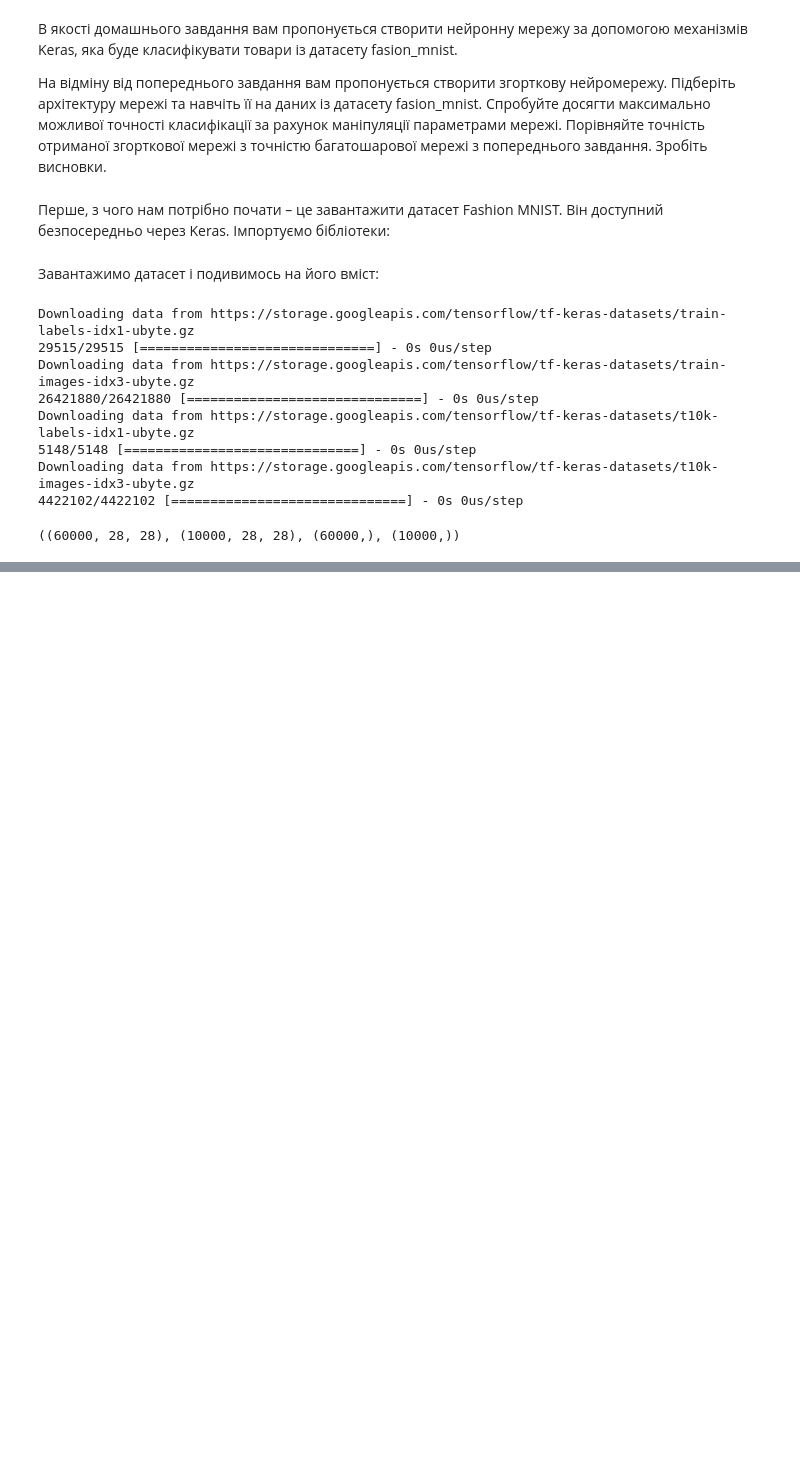
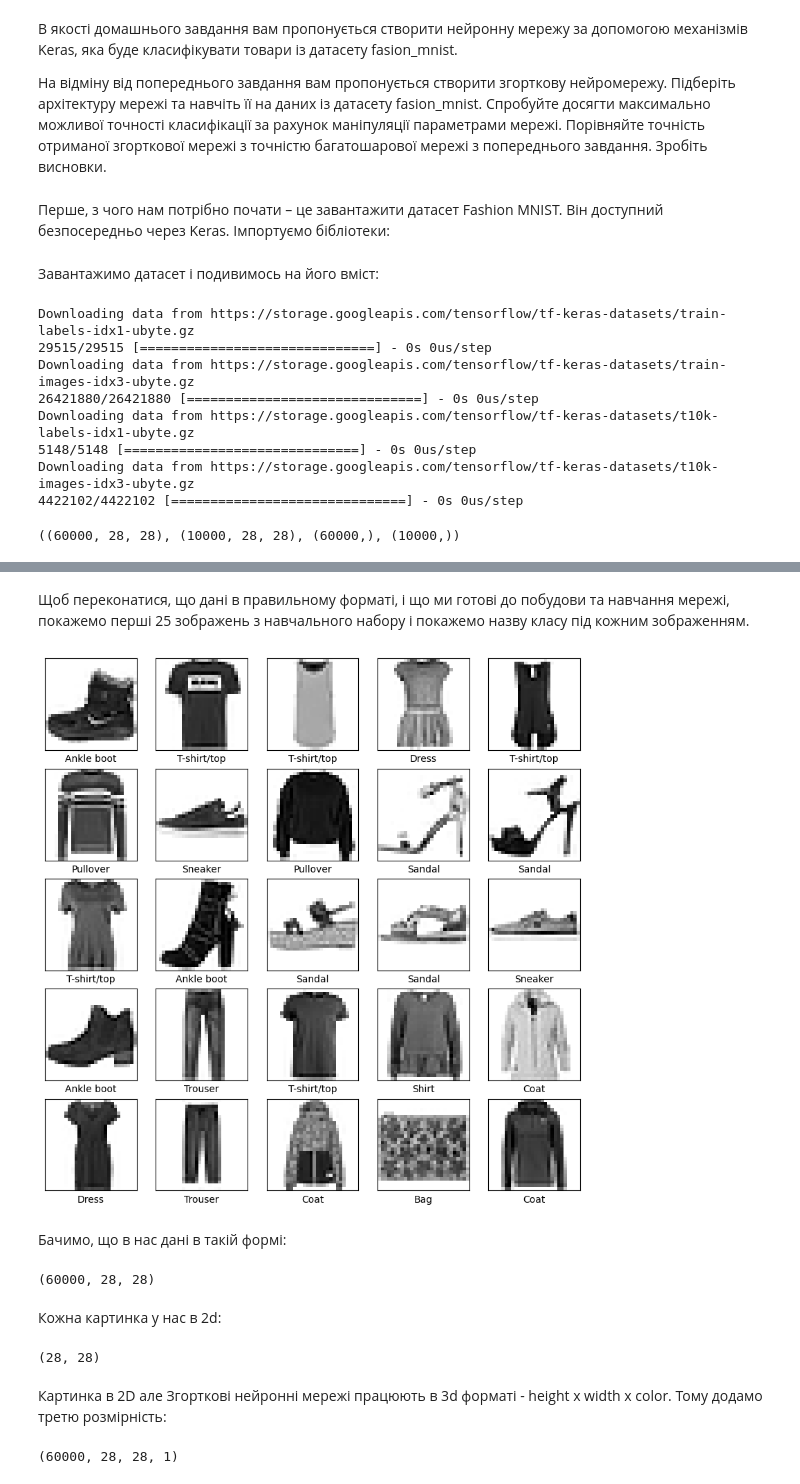
Before and after one commit to Korniev/Data-Sciense, a Jupyter notebook: hw_10/hw_10.ipynb, the cells around one changed output, grey strips where cells are left out. Drawn from its saved outputs; the diff is of its cells as text; code cells hidden in the pictures; blank space fills up the shorter version.

```diff
--- a/hw_10/hw_10.ipynb
+++ b/hw_10/hw_10.ipynb
@@ -34,0 +37,3 @@ Downloading data from https://storage.googleapis.com/tensorflow/tf-keras-dataset
+# %%
+class_names = ['T-shirt/top', 'Trouser', 'Pullover', 'Dress', 'Coat',
+               'Sandal', 'Shirt', 'Sneaker', 'Bag', 'Ankle boot']
@@ -34,0 +52,37 @@ Downloading data from https://storage.googleapis.com/tensorflow/tf-keras-dataset
+# %%
+x_train = x_train.astype('float32') / 255.0
+x_test = x_test.astype('float32') / 255.0
+# %% [markdown]
+Щоб переконатися, що дані в правильному форматі, і що ми готові до побудови та навчання мережі, покажемо перші 25 зображень з навчального набору і покажемо назву класу під кожним зображенням.
+# %%
+plt.figure(figsize=(10,10))
+for i in range(25):
+    plt.subplot(5,5,i+1)
+    plt.xticks([])
+    plt.yticks([])
+    plt.grid(False)
+    plt.imshow(x_train[i], cmap=plt.cm.binary)
+    plt.xlabel(class_names[y_train[i]])
+plt.show()
+# %% [output]
+[figure, added]
+# %% [markdown]
+Бачимо, що в нас дані в такій формі:
+# %%
+x_train.shape
+# %% [output]
+(60000, 28, 28)
+# %% [markdown]
+Кожна картинка у нас в 2d:
+# %%
+x_train[0].shape
+# %% [output]
+(28, 28)
+# %% [markdown]
+Картинка в 2D але Згорткові нейронні мережі працюють в 3d форматі - height x width x color. Тому додамо третю розмірність:
+# %%
+x_train= np.expand_dims(x_train,-1)
+x_test = np.expand_dims(x_test,-1)
+print(x_train.shape)
+# %% [output]
+(60000, 28, 28, 1)
```
Also changed, not shown: parts of 18 cells of this notebook.
